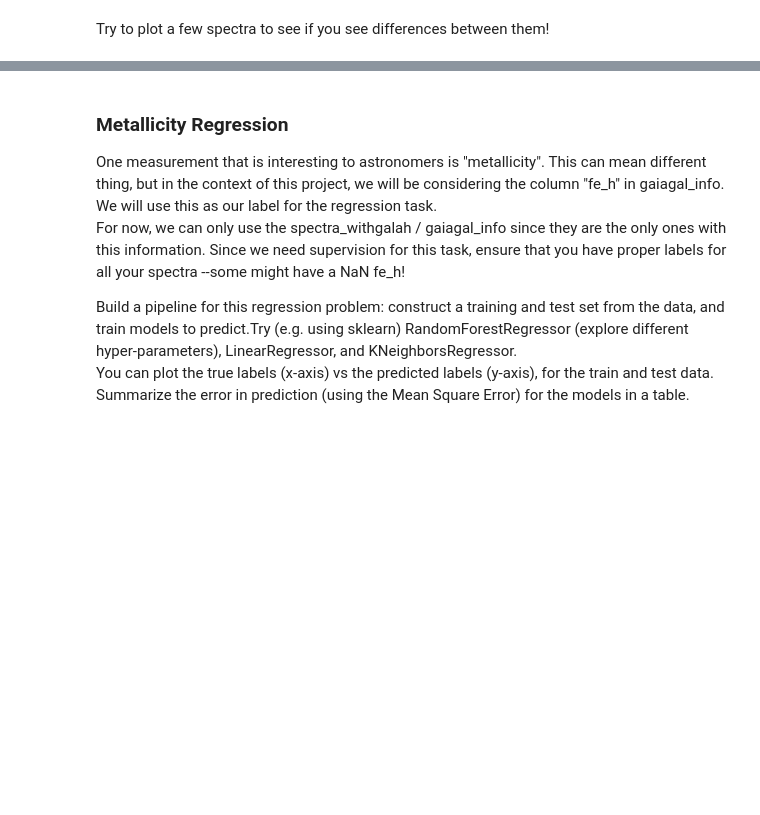
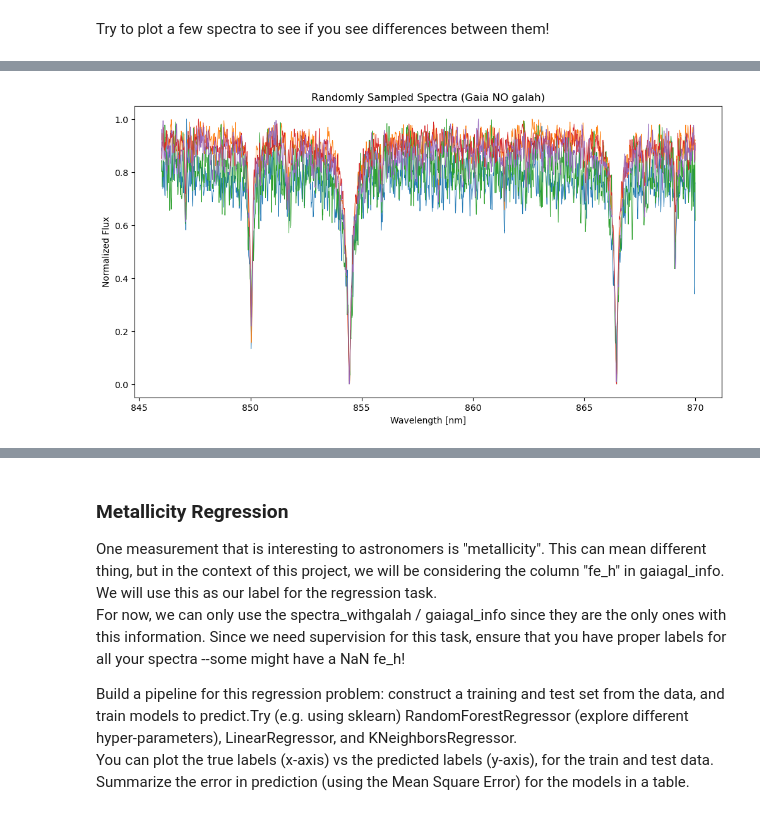
Before and after one commit to JackBlueBird/MHPC.ML.Group.Project.Team.2, a Jupyter notebook: Project2.ipynb, the cells around one changed output, grey strips where cells are left out. Cells and saved outputs as stored; diff of their text form; code cells hidden in the pictures; blank space fills up the shorter version.

```diff
--- a/Project2.ipynb
+++ b/Project2.ipynb
@@ -116,0 +195,28 @@ Try to plot a few spectra to see if you see differences between them!
+# %%
+# Calculate the number of steps to include both ends
+wl_step = 0.01
+wl_min  = 846.0
+wl_max  = 870.0
+num_points = int((wl_max - wl_min) / wl_step) + 1  # +1 to include the endpoint
+
+# Create the wavelength range
+wl_range = np.linspace(wl_min, wl_max, num=num_points)
+
+# Randomly sample 5 spectra (rows)
+#sampled_spectra = spectra_withgalah.sample(n=5, random_state=24)
+sampled_spectra = spectraNOgal_scaled.sample(n=5, random_state=20250320)
+
+# Plot each sampled spectrum as scatter points
+plt.figure(figsize=(12, 6))
+for idx, (label, row) in enumerate(sampled_spectra.iterrows()):
+    plt.plot(wl_range, row, label=label, lw=0.6)
+    #plt.scatter(wl_range, row, label=label, s=2)  # s controls marker size
+
+plt.xlabel('Wavelength [nm]')
+plt.ylabel('Normalized Flux')
+plt.title('Randomly Sampled Spectra (Gaia NO galah)')
+ax = plt.gca()
+#plt.legend()
+plt.show()
+# %% [output]
+[figure, added]
```
Also changed, not shown: parts of 26 cells of this notebook.
